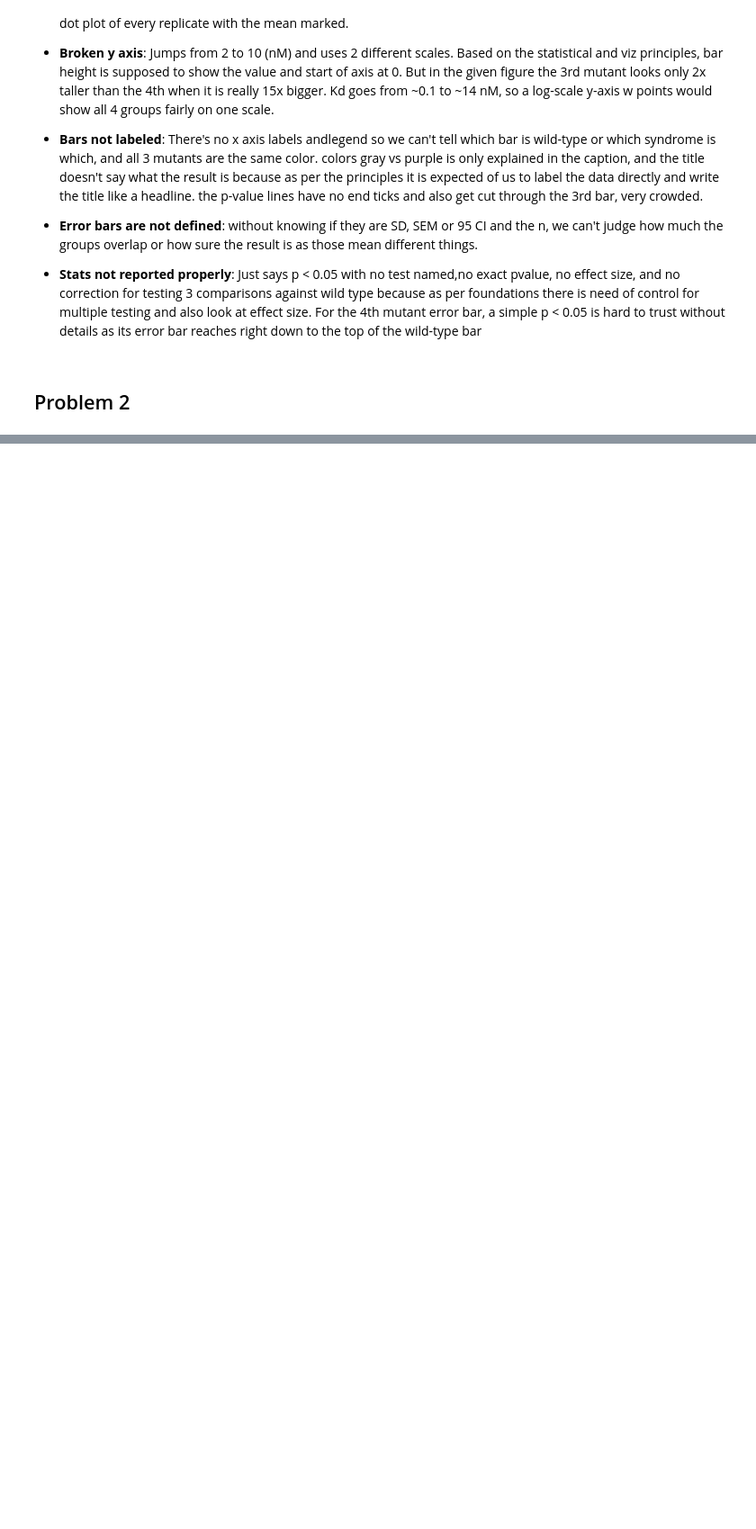
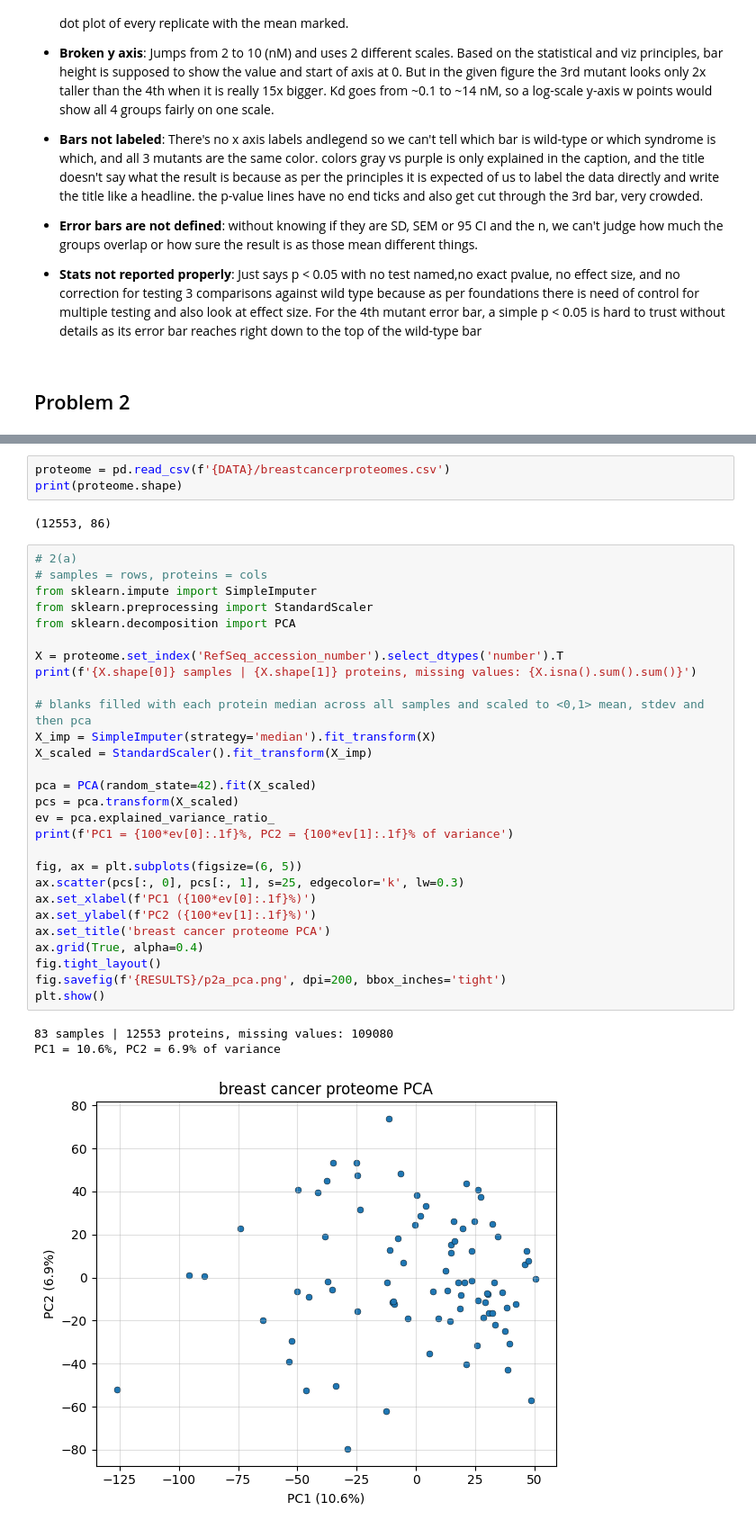
Before and after one commit to g019-expert/BMEN5801_PS4, a Jupyter notebook: BMEN5801_PS4_Karthik.ipynb, the cells around one changed output, grey strips where cells are left out. Shown at 90% size. Cells and saved outputs as stored; diff of their text form; blank space fills up the shorter version.

```diff
--- a/BMEN5801_PS4_Karthik.ipynb
+++ b/BMEN5801_PS4_Karthik.ipynb
@@ -16,0 +41,37 @@
+# %%
+proteome = pd.read_csv(f'{DATA}/breastcancerproteomes.csv')
+print(proteome.shape)
+# %% [output]
+(12553, 86)
+# %%
+# 2(a)
+# samples = rows, proteins = cols
+from sklearn.impute import SimpleImputer
+from sklearn.preprocessing import StandardScaler
+from sklearn.decomposition import PCA
+
+X = proteome.set_index('RefSeq_accession_number').select_dtypes('number').T
+print(f'{X.shape[0]} samples | {X.shape[1]} proteins, missing values: {X.isna().sum().sum()}')
+
+# blanks filled with each protein median across all samples and scaled to <0,1> mean, stdev and then pca
+X_imp = SimpleImputer(strategy='median').fit_transform(X)
+X_scaled = StandardScaler().fit_transform(X_imp)
+
+pca = PCA(random_state=42).fit(X_scaled)
+pcs = pca.transform(X_scaled)
+ev = pca.explained_variance_ratio_
+print(f'PC1 = {100*ev[0]:.1f}%, PC2 = {100*ev[1]:.1f}% of variance')
+
+fig, ax = plt.subplots(figsize=(6, 5))
+ax.scatter(pcs[:, 0], pcs[:, 1], s=25, edgecolor='k', lw=0.3)
+ax.set_xlabel(f'PC1 ({100*ev[0]:.1f}%)')
+ax.set_ylabel(f'PC2 ({100*ev[1]:.1f}%)')
+ax.set_title('breast cancer proteome PCA')
+ax.grid(True, alpha=0.4)
+fig.tight_layout()
+fig.savefig(f'{RESULTS}/p2a_pca.png', dpi=200, bbox_inches='tight')
+plt.show()
+# %% [output]
+83 samples | 12553 proteins, missing values: 109080
+PC1 = 10.6%, PC2 = 6.9% of variance
+[figure, added]
```
Also changed, not shown: parts of 26 cells of this notebook.
